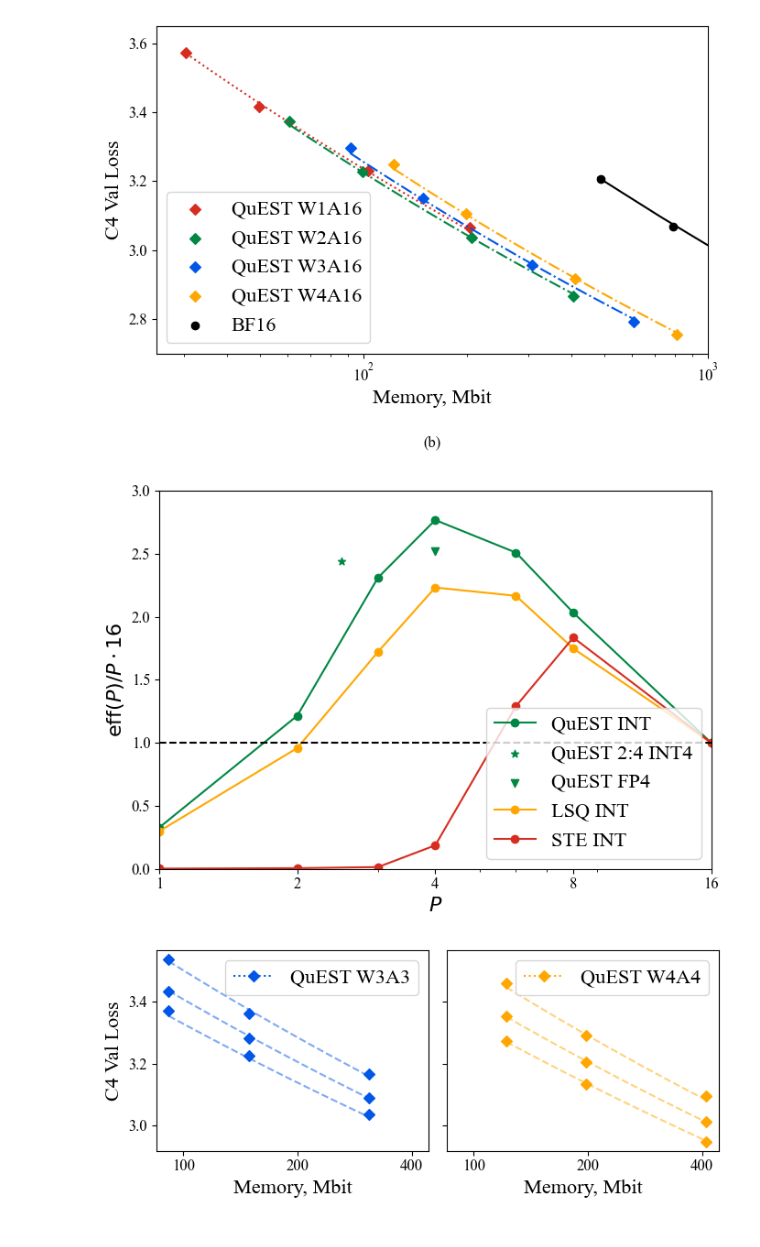
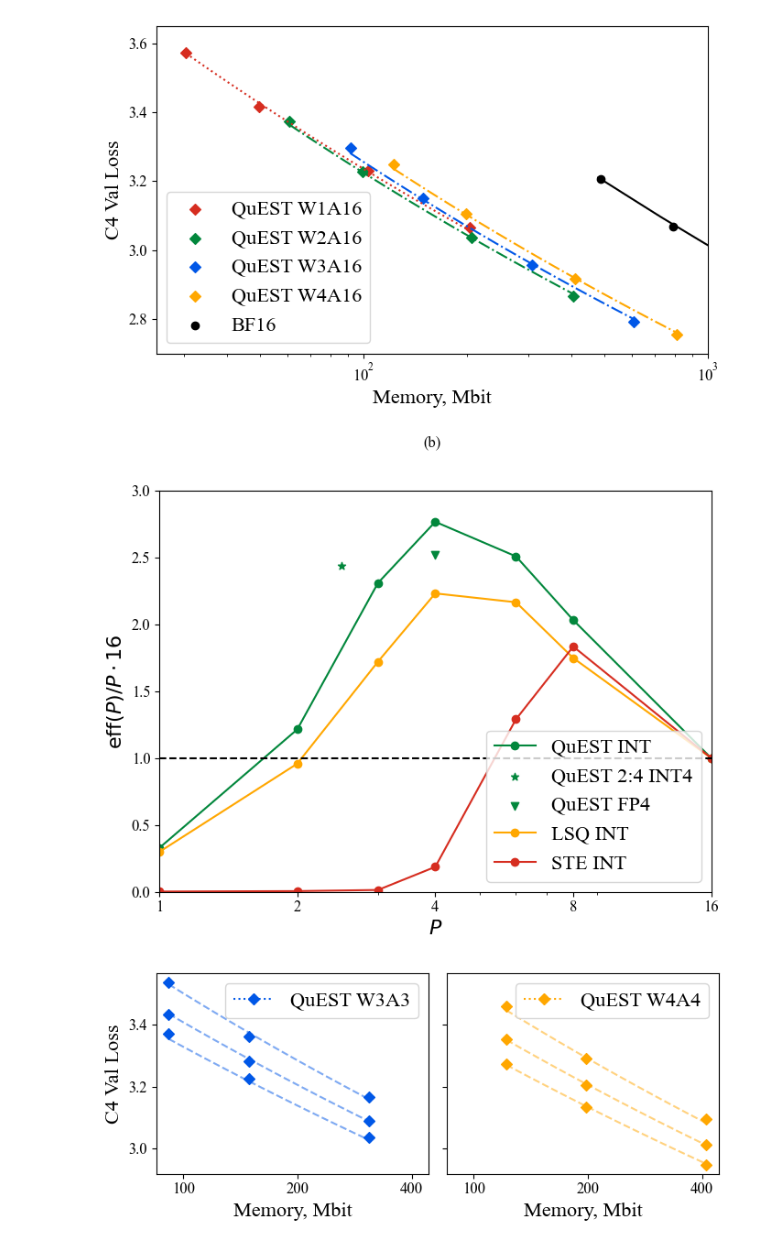
Before and after one commit to IST-DASLab/QuEST, a Jupyter notebook: notebooks/plots.ipynb, the cells around one changed output. Saved outputs shown, nothing was run; the diff lists cells and outputs as text; code cells hidden in the pictures.

Commit message:
iso-compute plot

```diff
--- a/notebooks/plots.ipynb
+++ b/notebooks/plots.ipynb
@@ -33,7 +33,9 @@ abbreviations = {
 red_color = "#D62D20"
 yellow_color = "#FFA700"
 blue_color = "#0057E7"
-green_color = "#008744"
+# green_color = "#008744" # paper
+green_color = "#02873C"  # poster
+
 # red_color = "#ee4035"
 # yellow_color = "#f37736"
 # blue_color = "#0392cf"
@@ -894,7 +896,7 @@ efficiencies_ste = {
 } | {0:0, 16: 1}
 
 # QuEST INT
-plt.figure(figsize=(7, 5))
+plt.figure(figsize=(7, 5.25))
 bits = sorted(efficiencies_linear.keys())
 values = [efficiencies_linear[bit] for bit in bits]
 max_quest = max(values)
@@ -942,34 +944,34 @@ plt.axhline(1, color="black", linestyle="--")
 #              ha='left', va='center')
 
 # # Arrow from STE to LSQ
 # plt.annotate(f"", xy=(x_pos, max_lsq), xytext=(x_pos, max_ste),
 #              arrowprops=dict(arrowstyle="->", color="black"),
 #              ha='left', va='center')
 # plt.annotate(f"+{max_lsq-max_ste:.2f}", xy=(x_pos, max_lsq), xytext=(x_pos + 0.05, (max_lsq+max_ste)/2),
 #              ha='left', va='center')
 
 # # Arrow from LSQ to QuEST
 # plt.annotate(f"", xy=(x_pos, max_quest), xytext=(x_pos, max_lsq),
 #              arrowprops=dict(arrowstyle="->", color="black"),
 #              ha='left', va='center')
 # plt.annotate(f"+{max_quest-max_lsq:.2f}", xy=(x_pos, max_quest), xytext=(x_pos + 0.05, (max_quest+max_lsq)/2),
 #              ha='left', va='center')
 
 plt.xscale("log")
 
 plt.xlabel("$P$")
 plt.ylabel(r"$\text{eff}(P)/P \cdot 16$")
 plt.ylim(0, 3)
 plt.xlim(1, 16)
 
 ticks = [1, 2, 4, 8, 16]
 plt.xticks(ticks, ticks)
 
 plt.legend(loc="lower right")
 plt.tight_layout()
 plt.savefig("../figures/efficiencies.pdf", bbox_inches='tight')
 # %% [output]
-[figure, old version]
+[figure, new version]
 # %%
 grid_mses = {1: np.float64(0.3633802276324186),
  2: np.float64(0.11884605038769407),
```
Also changed, not shown: parts of 5 cells of this notebook.
